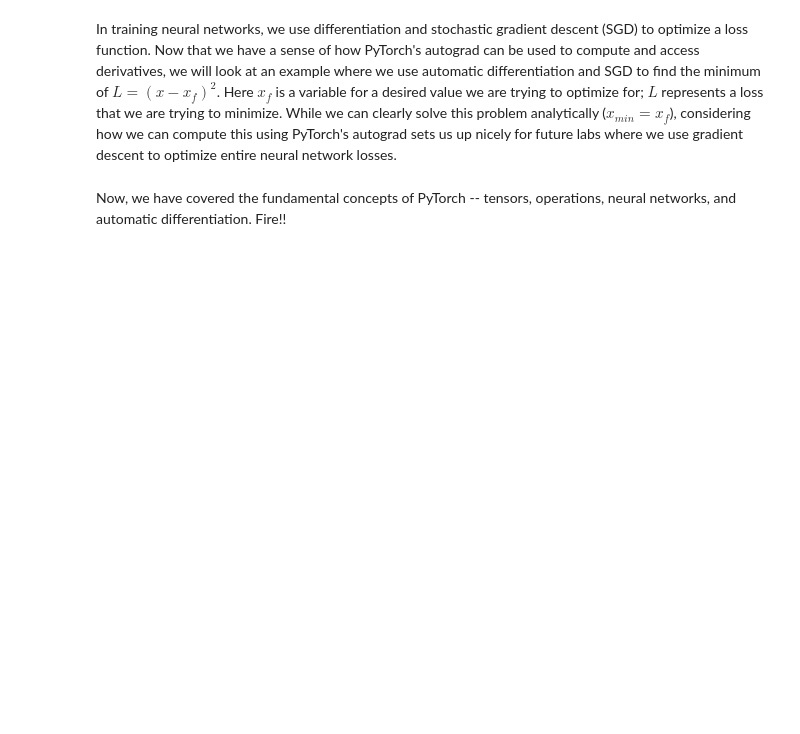
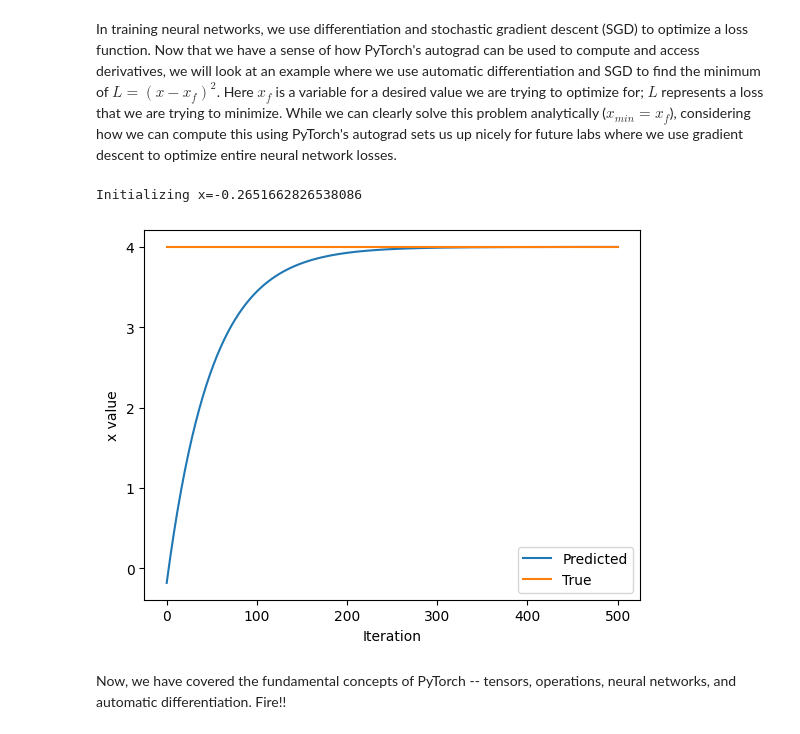
Before and after one commit to indunil-k/DeepLearningMIT, a Jupyter notebook: lab1/PT_Part1_Intro.ipynb, the cells around one changed output. Drawn from its saved outputs; the diff is of its cells as text; code cells hidden in the pictures; blank space fills up the shorter version.

```diff
--- a/lab1/PT_Part1_Intro.ipynb
+++ b/lab1/PT_Part1_Intro.ipynb
@@ -312,33 +329,36 @@ In training neural networks, we use differentiation and stochastic gradient desc
 x = torch.randn(1)
 print(f"Initializing x={x.item()}")
 
 learning_rate = 1e-2  # Learning rate
 history = []
 x_f = 4  # Target value
 
 
 # We will run gradient descent for a number of iterations. At each iteration, we compute the loss,
 #   compute the derivative of the loss with respect to x, and perform the update.
 for i in range(500):
     x = torch.tensor([x], requires_grad=True)
 
     # TODO: Compute the loss as the square of the difference between x and x_f
-    loss = # TODO
+    loss = (x - x_f) ** 2
 
     # Backpropagate through the loss to compute gradients
     loss.backward()
 
     # Update x with gradient descent
     x = x.item() - learning_rate * x.grad
 
     history.append(x.item())
 
 # Plot the evolution of x as we optimize toward x_f!
 plt.plot(history)
 plt.plot([0, 500], [x_f, x_f])
 plt.legend(('Predicted', 'True'))
 plt.xlabel('Iteration')
 plt.ylabel('x value')
 plt.show()
+# %% [output]
+Initializing x=-0.2651662826538086
+[figure, added]
 # %% [markdown]
 Now, we have covered the fundamental concepts of PyTorch -- tensors, operations, neural networks, and automatic differentiation. Fire!!
```
Also changed, not shown: parts of 13 cells of this notebook.
